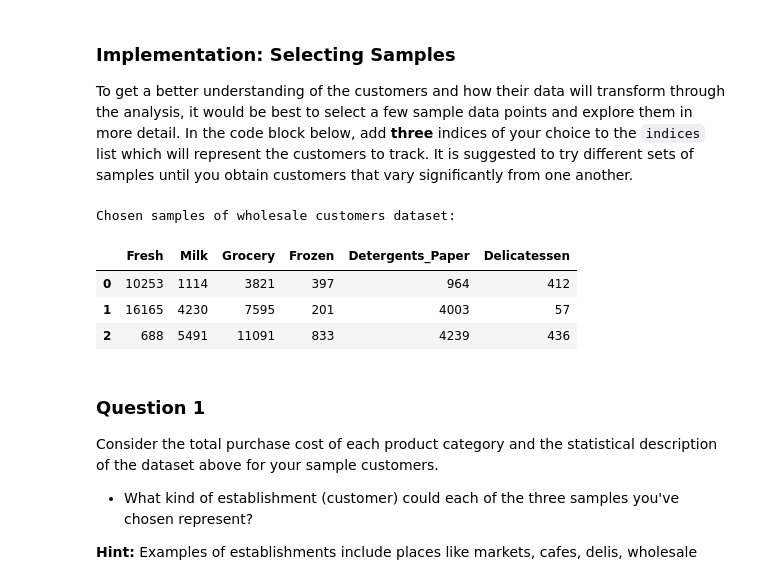
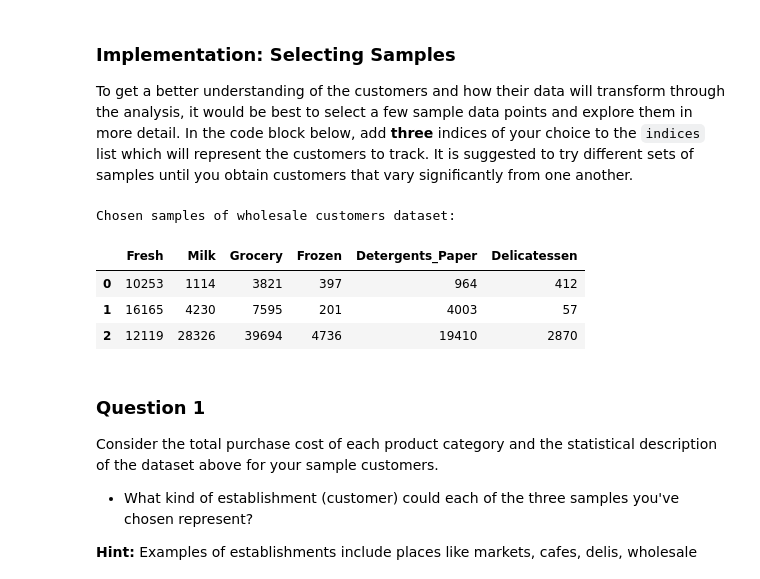
Before and after one commit to Athalka/machine-learning, a Jupyter notebook: projects/customer_segments/customer_segments.ipynb, the cells around one changed output. Saved outputs shown, nothing was run; the diff lists cells and outputs as text; code cells hidden in the pictures.

```diff
--- a/projects/customer_segments/customer_segments.ipynb
+++ b/projects/customer_segments/customer_segments.ipynb
@@ -60,18 +60,18 @@ display(data.describe())
 To get a better understanding of the customers and how their data will transform through the analysis, it would be best to select a few sample data points and explore them in more detail. In the code block below, add **three** indices of your choice to the `indices` list which will represent the customers to track. It is suggested to try different sets of samples until you obtain customers that vary significantly from one another.
 # %%
 # TODO: Select three indices of your choice you wish to sample from the dataset
-indices = [15,25,35]
+indices = [15,25,211]
 
 # Create a DataFrame of the chosen samples
 samples = pd.DataFrame(data.loc[indices], columns = data.keys()).reset_index(drop = True)
 print("Chosen samples of wholesale customers dataset:")
 display(samples)
 # %% [output]
 Chosen samples of wholesale customers dataset:
 |  | Fresh | Milk | Grocery | Frozen | Detergents_Paper | Delicatessen |
 | 0 | 10253 | 1114 | 3821 | 397 | 964 | 412 |
 | 1 | 16165 | 4230 | 7595 | 201 | 4003 | 57 |
-| 2 | 688 | 5491 | 11091 | 833 | 4239 | 436 |
+| 2 | 12119 | 28326 | 39694 | 4736 | 19410 | 2870 |
 # %% [markdown]
 ### Question 1
 Consider the total purchase cost of each product category and the statistical description of the dataset above for your sample customers.
```
Also changed, not shown: parts of 21 cells of this notebook.
